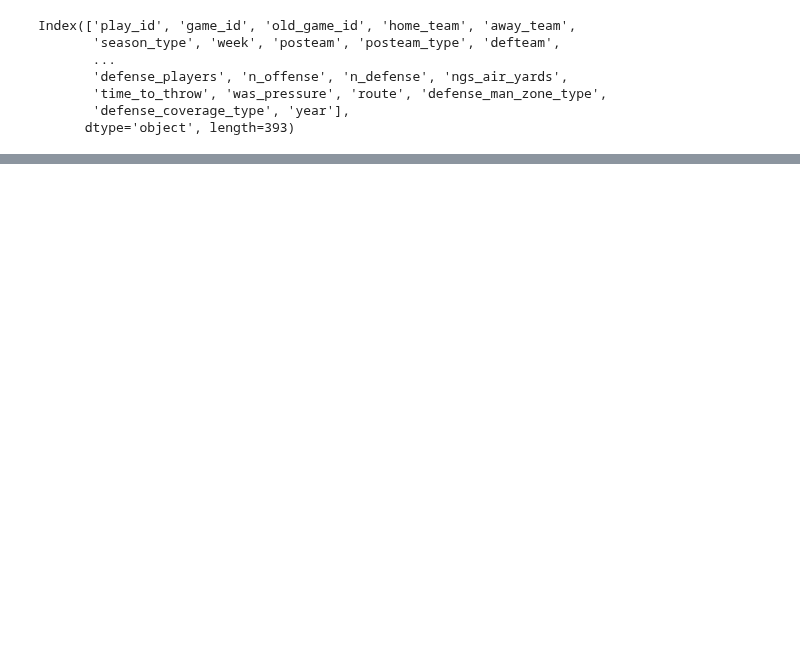
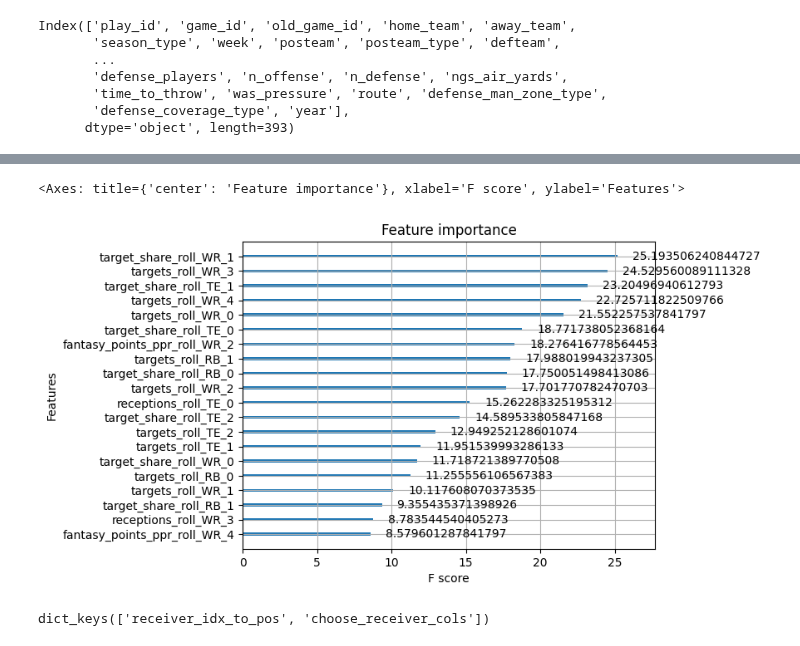
Before and after one commit to sharedw/NFL_sim, a Jupyter notebook: create_models.ipynb, the cells around one changed output, grey strips where cells are left out. Saved outputs shown, nothing was run; the diff lists cells and outputs as text; code cells hidden in the pictures; blank space fills up the shorter version.

```diff
--- a/create_models.ipynb
+++ b/create_models.ipynb
@@ -519,0 +321,19 @@ with open(yaml_path, "w") as file:
+# %%
+passes["receiver_idx"] = passes.apply(get_receiver_number, axis=1)
+passes[
+    [
+        "posteam",
+        "gsis_id_WR_0",
+        "gsis_id_WR_1",
+        "gsis_id_WR_2",
+        "gsis_id_WR_3",
+        "gsis_id_WR_4",
+        "gsis_id_TE_0",
+        "gsis_id_TE_1",
+        "gsis_id_TE_2",
+        "gsis_id_RB_0",
+        "gsis_id_RB_1",
+        "receiver_player_id",
+        "receiver_idx",
+    ]
+]
@@ -519,0 +383,20 @@ with open(yaml_path, "w") as file:
+# %%
+choose_receiver_cols = game_context_cols + receiver_cols
+choose_receiver_model = create_model(
+    passes, x_cols=choose_receiver_cols, y_col="receiver_idx", colsample_bytree=0.6
+)
+joblib.dump(choose_receiver_model, "models/choose_receiver.joblib")
+#0.28
+'''
+array([[4451, 2478,  741,  251,   80,  953,  235,   44,  290,  198],
+       [2435, 4577,  751,  263,   69,  921,  224,   47,  291,  189],
+       [1427, 1449, 1314,  167,   81,  530,  123,   40,  186,  123],
+       [1043,  961,  287,  448,   65,  441,  117,   27,  134,   87],
+       [ 445,  414,  181,   79,  164,  157,   35,   17,   69,   40],
+       [1832, 1908,  529,  251,   74, 1530,   92,   17,  217,  140],
+       [ 932, 1034,  319,  120,   39,  276,  299,   22,  119,   84],
+       [ 327,  331,  110,   35,   15,  121,   30,   68,   43,   28],
+       [1381, 1384,  433,  155,   53,  520,   93,   32,  488,   63],
+       [ 838,  849,  303,  132,   43,  381,   89,   15,   68,  306]],
+      dtype=int64)
+      '''
@@ -519,0 +418,5 @@ with open(yaml_path, "w") as file:
+# %%
+xgb.plot_importance(choose_receiver_model, importance_type="gain", max_num_features=20)
+# %% [output]
+<Axes: title={'center': 'Feature importance'}, xlabel='F score', ylabel='Features'>
+[figure, added]
@@ -519,0 +427,4 @@ with open(yaml_path, "w") as file:
+# %%
+feature_config.keys()
+# %% [output]
+dict_keys(['receiver_idx_to_pos', 'choose_receiver_cols'])
```
Also changed, not shown: parts of 49 cells of this notebook, 10 other files.
